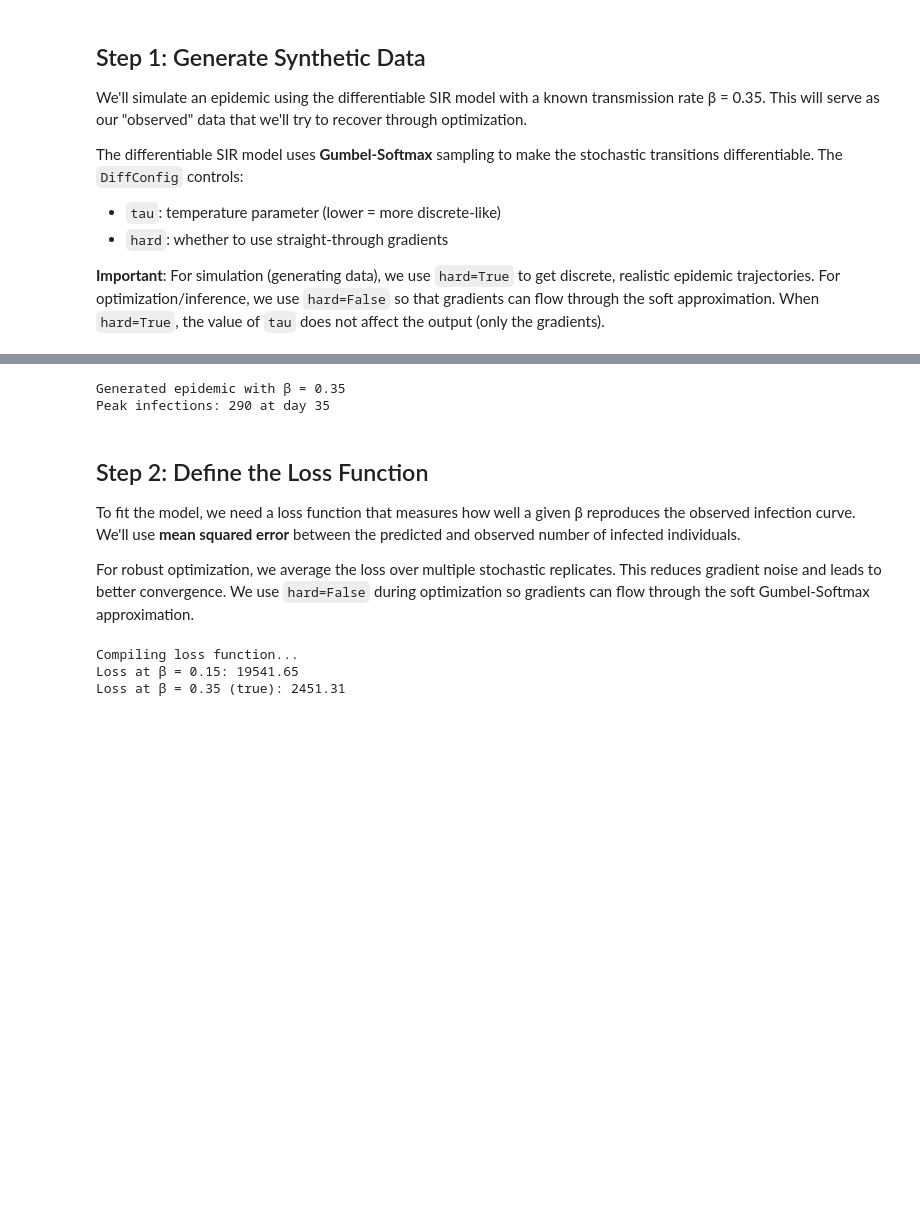
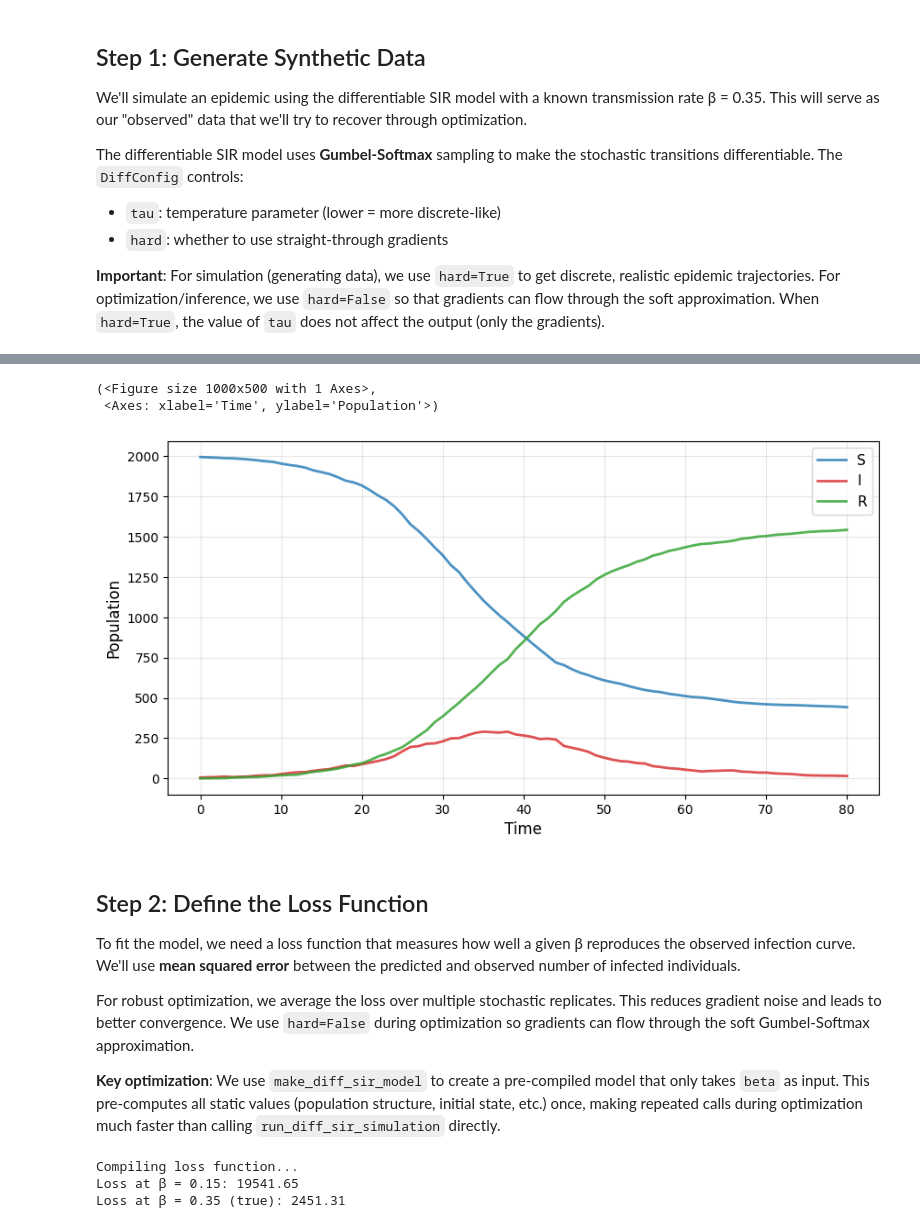
Before and after one commit to OJWatson/emidm, a Jupyter notebook: docs/notebooks/calibration.ipynb, the cells around one changed output, grey strips where cells are left out. Drawn from its saved outputs; the diff is of its cells as text; code cells hidden in the pictures; blank space fills up the shorter version.

```diff
--- a/docs/notebooks/calibration.ipynb
+++ b/docs/notebooks/calibration.ipynb
@@ -63,4 +64,5 @@ data = run_diff_sir_simulation(
 
 print(f"Generated epidemic with β = {BETA_TRUE}")
 print(f"Peak infections: {int(data['I'].max())} at day {int(jnp.argmax(data['I']))}")
+plot_sir(data)
 # %% [output]
@@ -68,11 +71,14 @@ print(f"Peak infections: {int(data['I'].max())} at day {int(jnp.argmax(data['I']
-Generated epidemic with β = 0.35
-Peak infections: 290 at day 35
+(<Figure size 1000x500 with 1 Axes>,
+ <Axes: xlabel='Time', ylabel='Population'>)
+[figure, added]
 # %% [markdown]
 ## Step 2: Define the Loss Function
 
 To fit the model, we need a loss function that measures how well a given β reproduces the observed infection curve. We'll use **mean squared error** between the predicted and observed number of infected individuals.
 
 For robust optimization, we average the loss over multiple stochastic replicates. This reduces gradient noise and leads to better convergence. We use `hard=False` during optimization so gradients can flow through the soft Gumbel-Softmax approximation.
+
+**Key optimization**: We use `make_diff_sir_model` to create a pre-compiled model that only takes `beta` as input. This pre-computes all static values (population structure, initial state, etc.) once, making repeated calls during optimization much faster than calling `run_diff_sir_simulation` directly.
 # %%
 # The observed infection curve we want to fit
 observed_I = data["I"]
```
Also changed, not shown: parts of 3 cells of this notebook, 5 other files.
